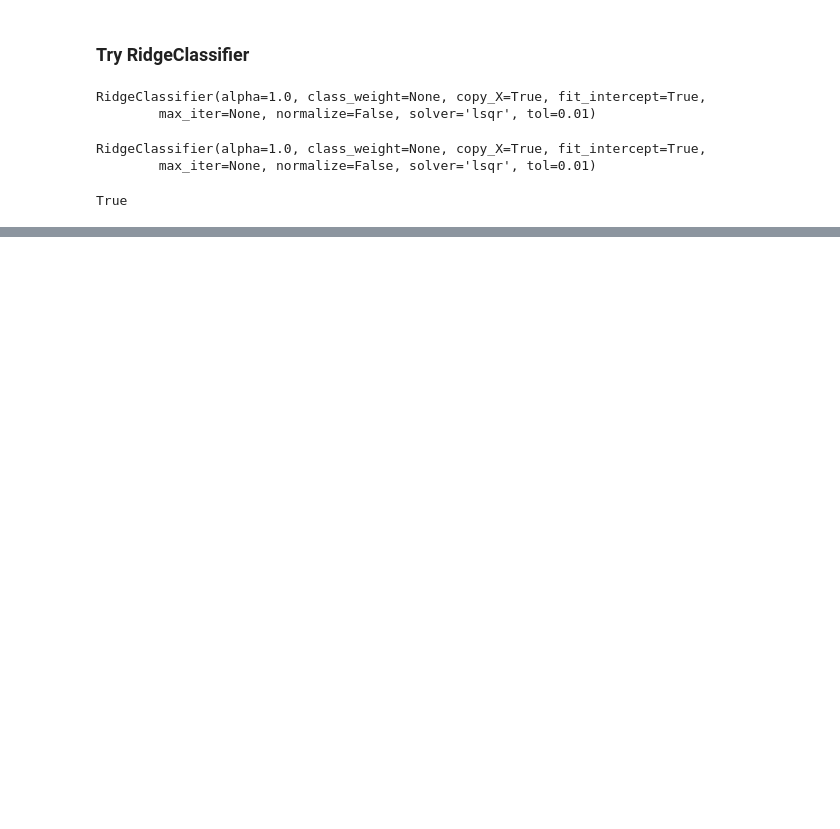
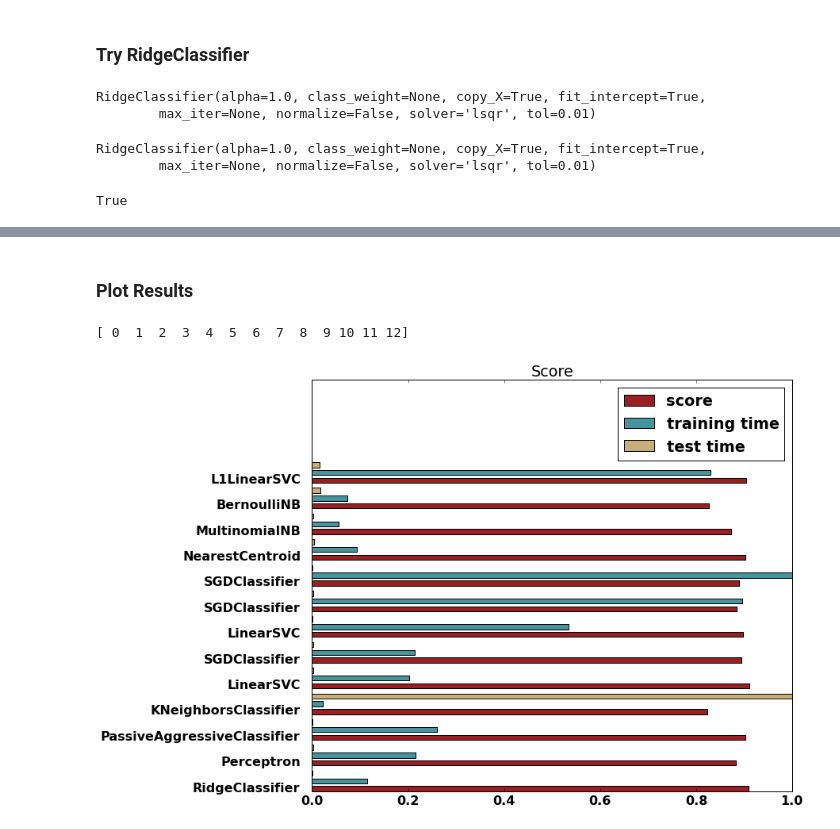
Before and after one commit to mattgiguere/doglodge, a Jupyter notebook: code/testing_classifiers.ipynb, the cells around one changed output, grey strips where cells are left out. Saved outputs shown, nothing was run; the diff lists cells and outputs as text; code cells hidden in the pictures; blank space fills up the shorter version.

Commit message:
add results of testing classifiers

```diff
--- a/code/testing_classifiers.ipynb
+++ b/code/testing_classifiers.ipynb
@@ -103,0 +108,5 @@ X_test = vectorizer.transform(test_data)
+# %%
+t0 = time()
+X_test = vectorizer.transform(test_data)
+duration = time() - t0
+print('transformed test data in {:.2f} seconds.'.format(duration))
@@ -297,0 +333,34 @@ density: 1.000000
+# %% [markdown]
+### Plot Results
+# %%
+indices = np.arange(len(results))
+
+results = [[x[i] for x in results] for i in range(4)]
+# %%
+font = {'family' : 'normal',
+        'weight' : 'bold',
+        'size'   : 16}
+
+plt.rc('font', **font)
+plt.rcParams['figure.figsize'] = 12.94, 8
+clf_names, score, training_time, test_time = results
+training_time = np.array(training_time) / np.max(training_time)
+test_time = np.array(test_time) / np.max(test_time)
+
+#plt.figure(figsize=(12, 8))
+plt.title("Score")
+plt.barh(indices, score, .2, label="score", color='#982023')
+plt.barh(indices + .3, training_time, .2, label="training time", color='#46959E')
+plt.barh(indices + .6, test_time, .2, label="test time", color='#C7B077')
+plt.yticks(())
+plt.legend(loc='best')
+plt.subplots_adjust(left=.25)
+plt.subplots_adjust(top=.95)
+plt.subplots_adjust(bottom=.05)
+plt.ylim(0, 16)
+print(indices)
+for i, c in zip(indices, clf_names):
+    plt.text(-0.025, i, c, horizontalalignment='right')
+# %% [output]
+[ 0  1  2  3  4  5  6  7  8  9 10 11 12]
+[figure, added]
```
Also changed, not shown: parts of 15 cells of this notebook.
